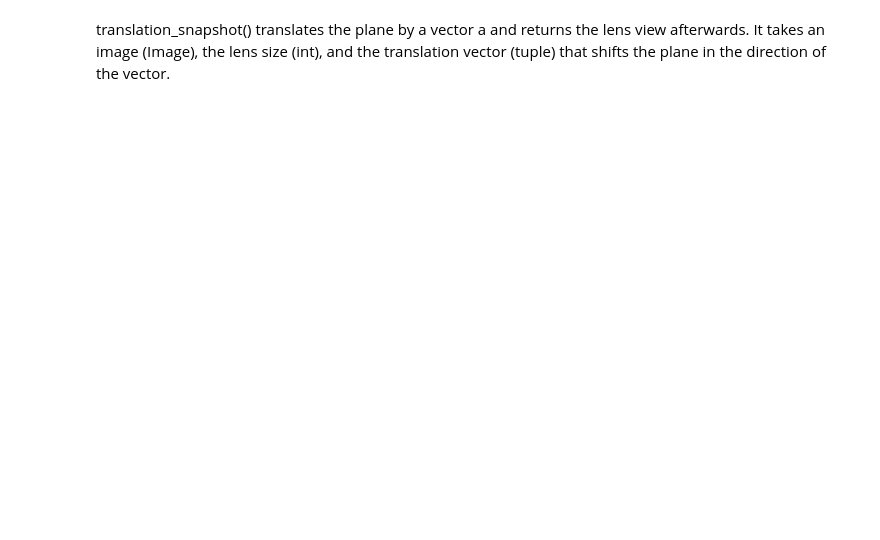
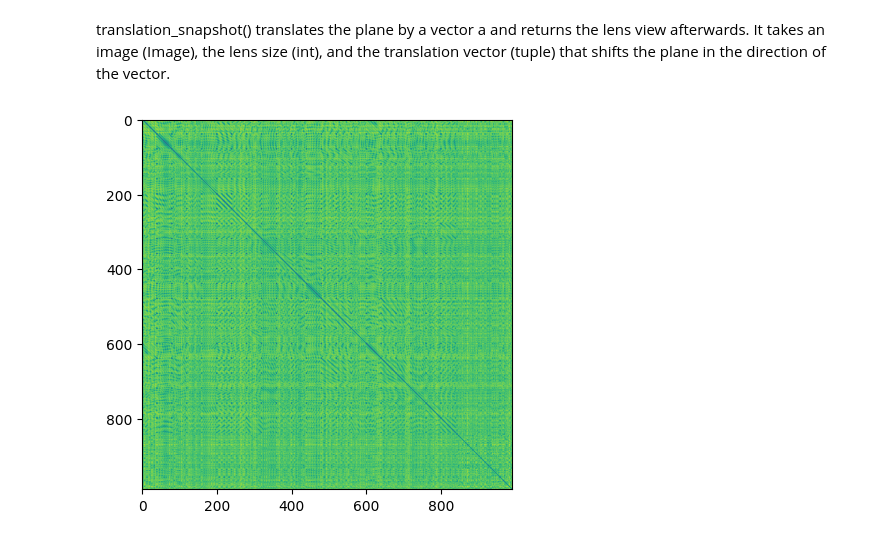
Before and after one commit to kyleormsby/persistent-symmetry, a Jupyter notebook: studentDemos/Dale_demos/lensTest.ipynb, the cells around one changed output. Drawn from its saved outputs; the diff is of its cells as text; code cells hidden in the pictures; blank space fills up the shorter version.

Commit message:
testing weighted metric

```diff
--- a/studentDemos/Dale_demos/lensTest.ipynb
+++ b/studentDemos/Dale_demos/lensTest.ipynb
@@ -222,22 +243,29 @@ def pointsIso(img, lens_sz, degree_num, translation_num, zero_translations, lens
     image_list = []
     rng = np.random.default_rng(rng_seed)
 
-    lens_range = ((min(img.size)/math.sqrt(2))-lens_sz)/2.0
-    degrees = np.linspace(0, 360, degree_num)
+    lens_range = math.floor(((min(img.size)/math.sqrt(2))-max(lens_sz))/2.0)
+    center_range = math.floor(((min(img.size)/3)-max(lens_sz))/2.0)
+    degree_num = 360 / degree_num
+    degrees = np.arange(0, 360, degree_num)
     w, h = img.size
     centerx = math.floor(w / 2.0)
-    centry = math.floor(h / 2.0)
+    centery = math.floor(h / 2.0)
     lx, ly = lens_sz
     lens_corner_x=math.floor(centerx - lx/2.0)
     lens_corner_y=math.floor(centery - ly/2.0)
+    zero_rotation = True
 
-    for trans in range(translation_num)
-        x = rng.integers((-1)*lens_range, lens_range)
-        y = rng.integers((-1)*lens_range, lens_range)
+    if zero_rotation:
         for d in degrees:
-            rot = img.rotate(d,resample = PIL.Image.Resampling.NEAREST, center = (centerx + x, centery + y)
-            image_list.append(img.crop((lens_corner_x,lens_corner_y, lens_corner_x+lx, lens_corner_y+ly)))
+            rot = img.rotate(d,resample = PIL.Image.Resampling.NEAREST)
+            image_list.append(rot.crop((lens_corner_x,lens_corner_y, lens_corner_x+lx, lens_corner_y+ly)))
 
+    for trans in range(translation_num):
+        x = rng.integers((-1)*center_range, center_range)
+        y = rng.integers((-1)*center_range, center_range)
+        for d in degrees:
+            rot = img.rotate(d,resample = PIL.Image.Resampling.BICUBIC, center = (centerx + x, centery + y))
+            image_list.append(rot.crop((lens_corner_x,lens_corner_y, lens_corner_x+lx, lens_corner_y+ly)))
 
     for j in range(zero_translations):
         x = rng.integers((-1)*lens_range, lens_range)
@@ -252,5 +328,5 @@ def pointsIso(img, lens_sz, degree_num, translation_num, zero_translations, lens
 # %%
-def imgListToArray(img_list):
+def imgListToArray(image_list):
     data = []
     x=0
     for i in image_list:
@@ -259,4 +335,12 @@ def imgListToArray(img_list):
     data = np.array(data)
     return data
 # %%
-data = []
+imgList = pointsIso(img3, (90,90), 40, 20, 150)
+metric = 'manhattan'
+data = imgListToArray(imgList)
+D = pairwise_distances(data, metric = metric)
+plt.figure()
+plt.imshow(D)
+plt.show()
+# %% [output]
+[figure, added]
```
Also changed, not shown: parts of 17 cells of this notebook, 1 other file.
